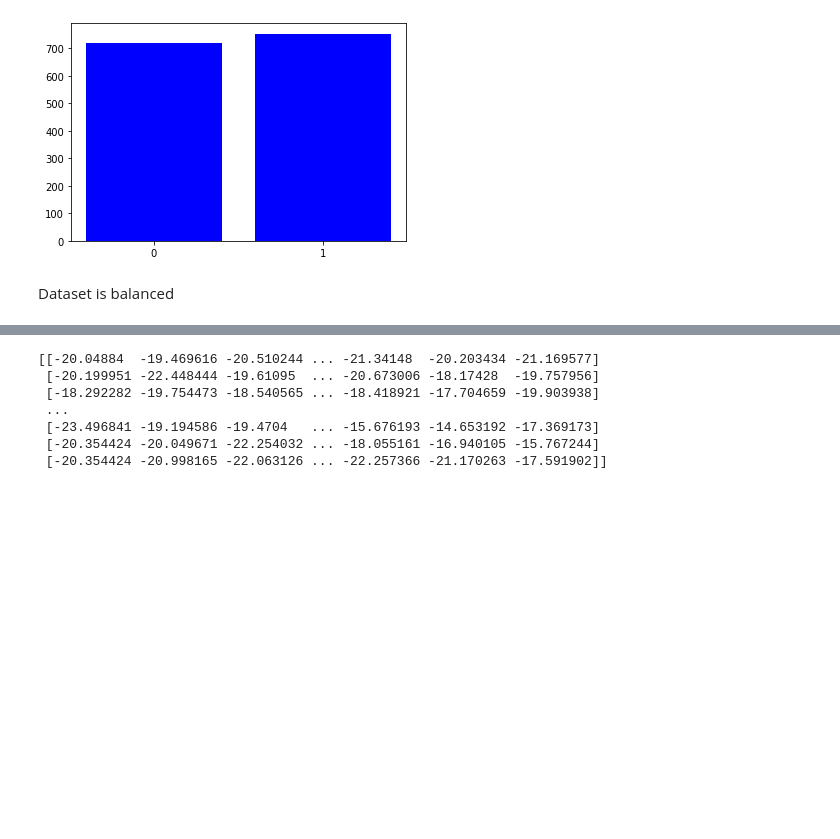
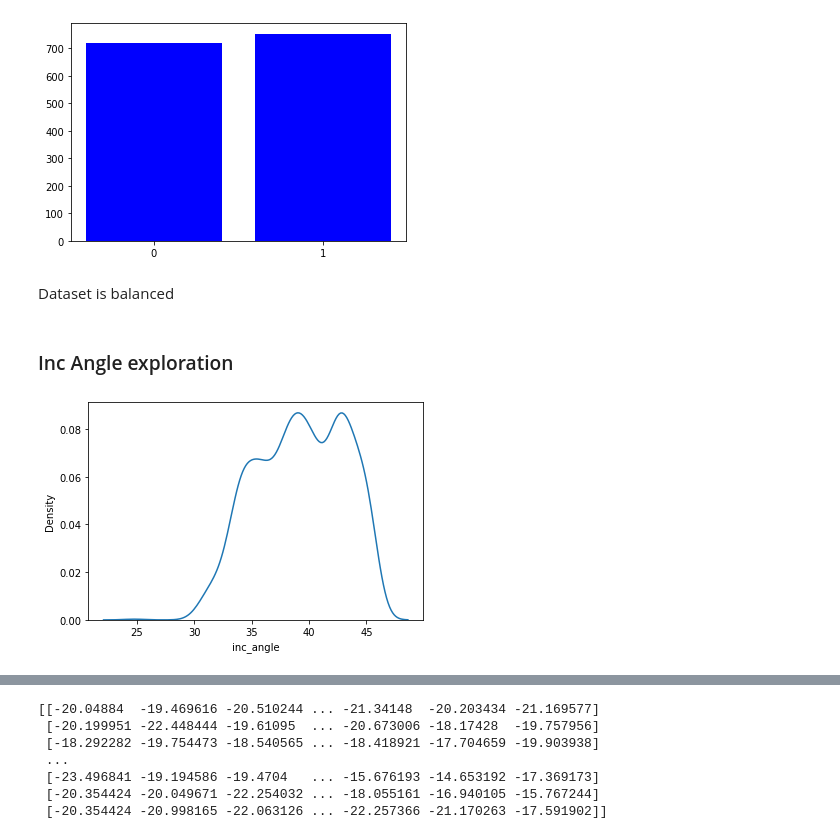
Before and after one commit to GZabalaG/AIMaster, a Jupyter notebook: borrador_2_trabajo_programacion.ipynb, the cells around one changed output, grey strips where cells are left out. Drawn from its saved outputs; the diff is of its cells as text; code cells hidden in the pictures; blank space fills up the shorter version.

```diff
--- a/borrador_2_trabajo_programacion.ipynb
+++ b/borrador_2_trabajo_programacion.ipynb
@@ -173,3 +181,11 @@ plt.show()
 [figure]
 # %% [markdown]
 Dataset is balanced
+# %% [markdown]
+### Inc Angle exploration
+# %%
+import seaborn as sns
+
+sns.distplot(train['inc_angle'],hist=False, bins=10);
+# %% [output]
+[figure, added]
```
Also changed, not shown: parts of 23 cells of this notebook.
